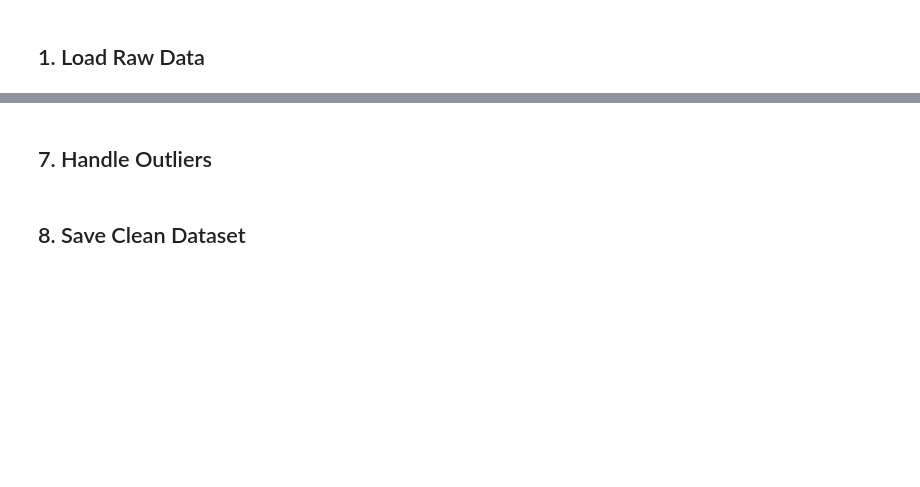
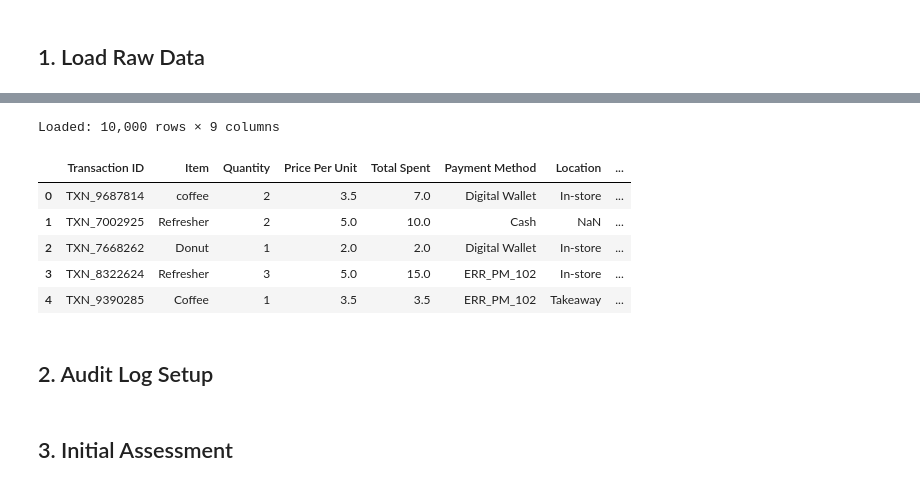
Before and after one commit to monish-ssc/canai-cafe-team-a, a Jupyter notebook: notebooks/01_data_cleaning.ipynb, the cells around one changed output, grey strips where cells are left out. Cells and saved outputs as stored; diff of their text form; code cells hidden in the pictures; blank space fills up the shorter version.

```diff
--- a/notebooks/01_data_cleaning.ipynb
+++ b/notebooks/01_data_cleaning.ipynb
@@ -45,2 +15,0 @@ print(f'Removed {before - len(df)} duplicate rows')
-# %% [markdown]
-## 7. Handle Outliers
@@ -49,2 +15,0 @@ print(f'Removed {before - len(df)} duplicate rows')
-# %% [markdown]
-## 8. Save Clean Dataset
@@ -53,0 +16,21 @@ print(f'Saved clean dataset: {df.shape[0]} rows, {df.shape[1]} columns')
+# %%
+RAW_PATH = '../data/raw/Team A CanAI Cafe dataset.xlsx'
+
+df = pd.read_excel(RAW_PATH)
+
+# Snapshot of raw shape — used in the final comparison
+_original_rows = len(df)
+_original_cols = df.shape[1]
+
+print(f"Loaded: {df.shape[0]:,} rows × {df.shape[1]} columns")
+df.head()
+# %% [output]
+Loaded: 10,000 rows × 9 columns
+|  | Transaction ID | Item | Quantity | Price Per Unit | Total Spent | Payment Method | Location | ... |
+| 0 | TXN_9687814 | coffee | 2 | 3.5 | 7.0 | Digital Wallet | In-store | ... |
+| 1 | TXN_7002925 | Refresher | 2 | 5.0 | 10.0 | Cash | NaN | ... |
+| 2 | TXN_7668262 | Donut | 1 | 2.0 | 2.0 | Digital Wallet | In-store | ... |
+| 3 | TXN_8322624 | Refresher | 3 | 5.0 | 15.0 | ERR_PM_102 | In-store | ... |
+| 4 | TXN_9390285 | Coffee | 1 | 3.5 | 3.5 | ERR_PM_102 | Takeaway | ... |
+# %% [markdown]
+## 2. Audit Log Setup
@@ -53,0 +54,2 @@ print(f'Saved clean dataset: {df.shape[0]} rows, {df.shape[1]} columns')
+# %% [markdown]
+## 3. Initial Assessment
```
Also changed, not shown: parts of 35 cells of this notebook, 5 other files.
